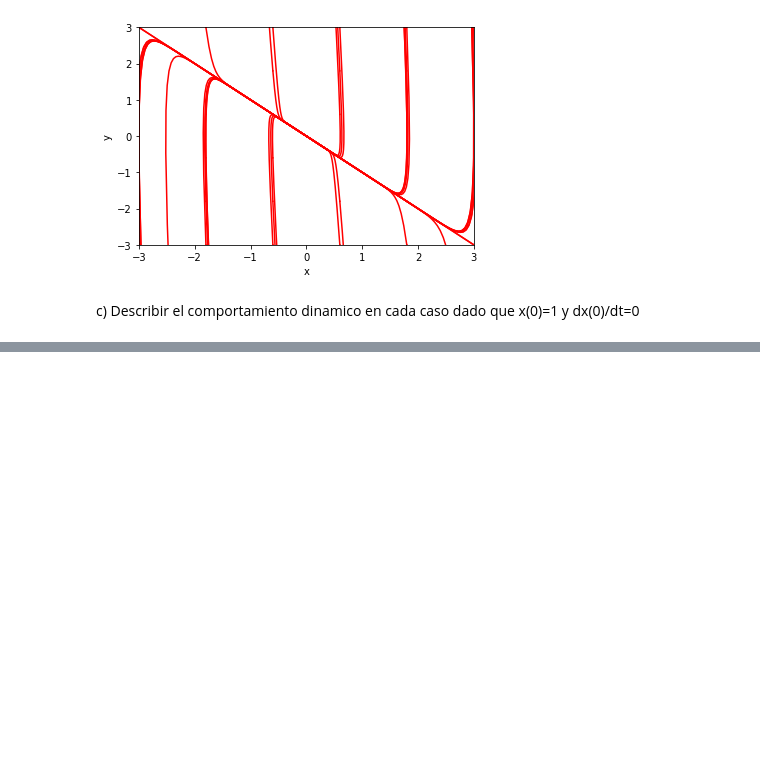
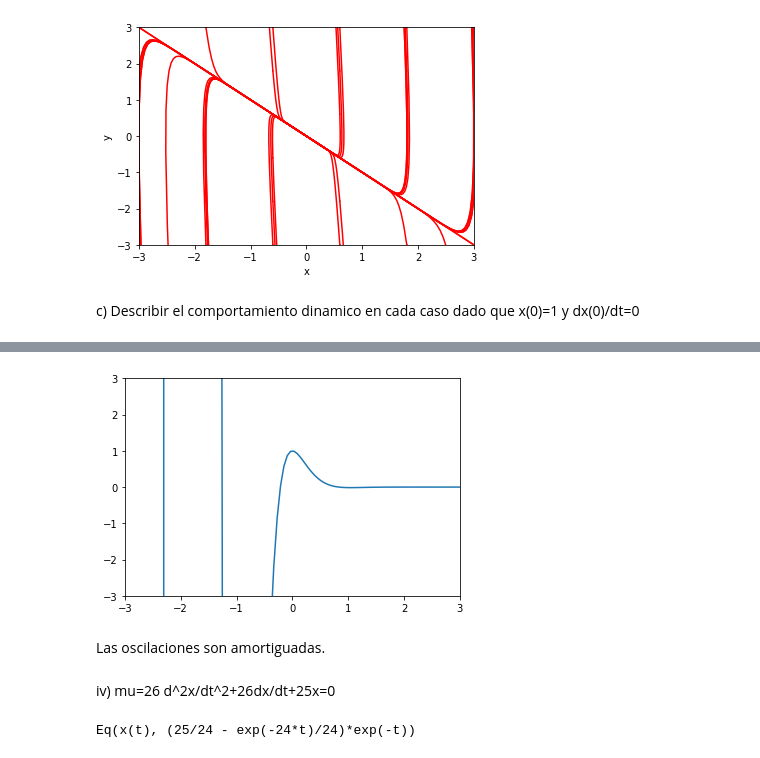
Before and after one commit to ShannonNCM/Sistemas-Dinamicos, a Jupyter notebook: Cap3/Ejercicios/03.ipynb, the cells around one changed output, grey strips where cells are left out. Saved outputs shown, nothing was run; the diff lists cells and outputs as text; code cells hidden in the pictures; blank space fills up the shorter version.

```diff
--- a/Cap3/Ejercicios/03.ipynb
+++ b/Cap3/Ejercicios/03.ipynb
@@ -233,0 +288,22 @@ c) Describir el comportamiento dinamico en cada caso dado que x(0)=1 y dx(0)/dt=
+# %%
+#establece el dominio
+t=np.linspace(-3,3,100)
+#funcion
+x=(4*np.sin(3*t)/3 + np.cos(3*t))*np.exp(-4*t)
+#grafica basica
+plt.xlim(-3,3)
+plt.ylim(-3,3)
+plt.plot(t,x)
+plt.show()
+# %% [output]
+[figure, added]
+# %% [markdown]
+Las oscilaciones son amortiguadas.
+# %% [markdown]
+iv) mu=26 d^2x/dt^2+26dx/dt+25x=0
+# %%
+x=Function('x')
+deqn=Eq(x(t).diff(t,t)+26*x(t).diff(t)+25*x(t),0)
+print(dsolve(deqn,x(t),ics={x(0):1, x(t).diff(t).subs(t,0):0}))
+# %% [output]
+Eq(x(t), (25/24 - exp(-24*t)/24)*exp(-t))
```
Also changed, not shown: parts of 13 cells of this notebook.
